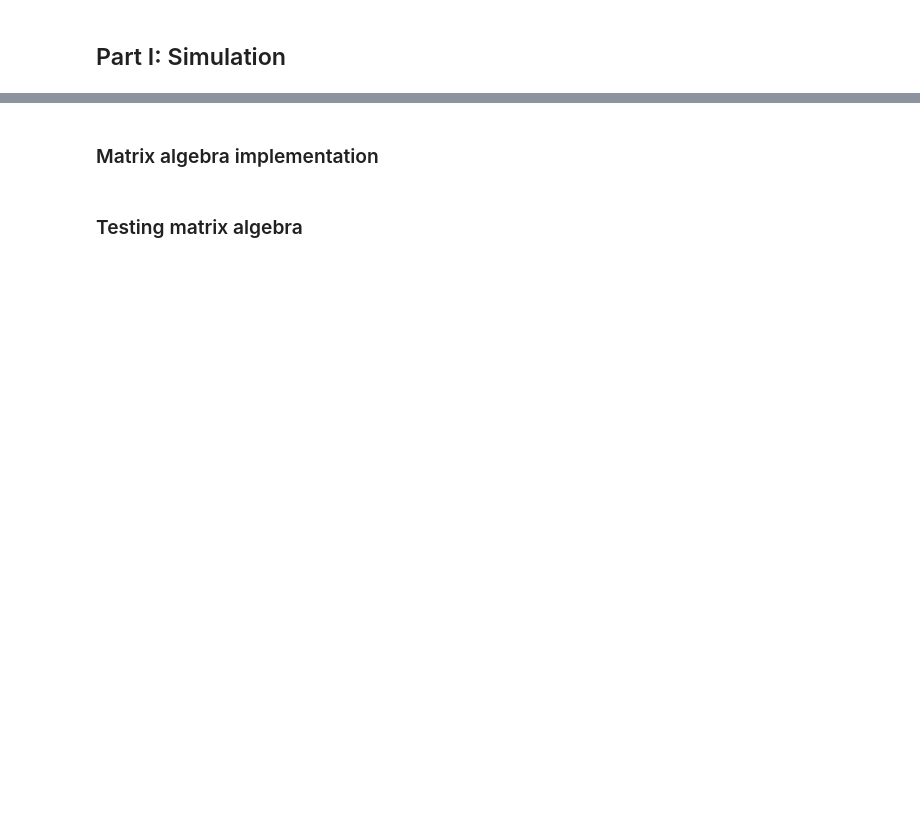
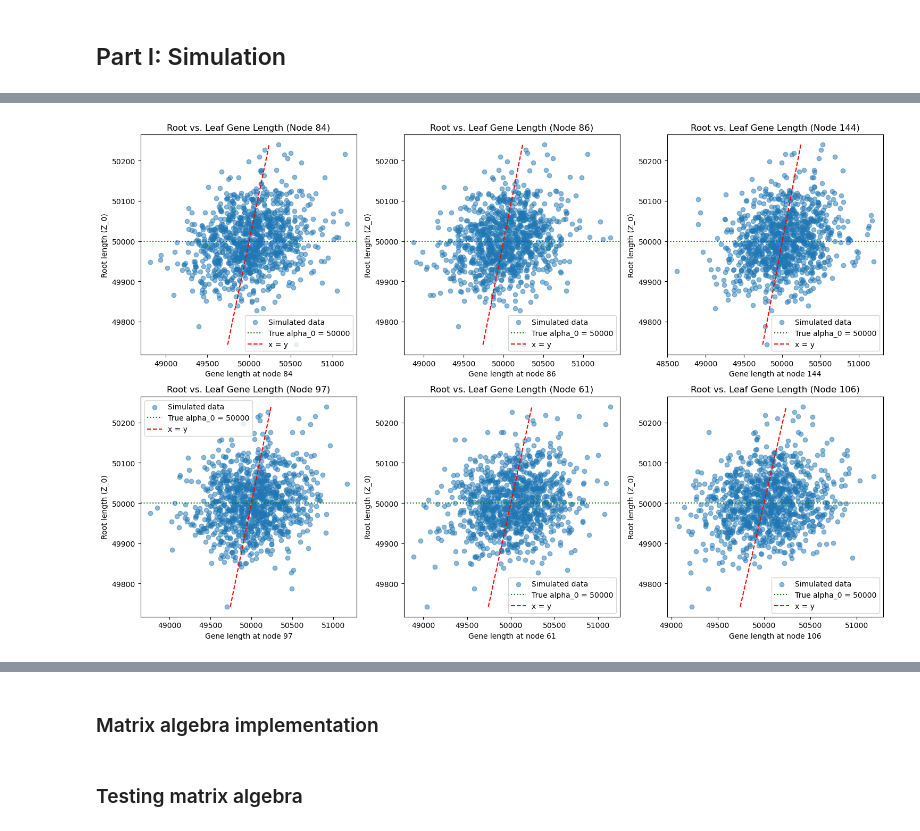
Before and after one commit to nygaardlarsen/ModCompExam, a Jupyter notebook: correct_J_h_implementation.ipynb, the cells around one changed output, grey strips where cells are left out. Saved outputs shown, nothing was run; the diff lists cells and outputs as text; code cells hidden in the pictures; blank space fills up the shorter version.

```diff
--- a/correct_J_h_implementation.ipynb
+++ b/correct_J_h_implementation.ipynb
@@ -83,0 +84,22 @@ print(y[10])
+# %%
+def plotSimulation(X, y, nodes):
+    fig, axes = plt.subplots(2, 3, figsize=(15, 10))  # Create a 2x3 grid of subplots
+    axes = axes.flatten()  # Flatten the axes array for easier iteration
+
+    for i, node in enumerate(nodes):
+        ax = axes[i]
+        ax.scatter(X[:, node], y, alpha=0.5, label="Simulated data")
+        ax.axhline(y=50000, color='green', linestyle=':', label="True alpha_0 = 50000")
+        ax.plot([min(y), max(y)], [min(y), max(y)], color='red', linestyle='--', label="x = y")
+        ax.set_xlabel(f"Gene length at node {node}")
+        ax.set_ylabel("Root length (Z_0)")
+        ax.set_title(f"Root vs. Leaf Gene Length (Node {node})")
+        ax.legend()
+
+    plt.tight_layout()
+    plt.show()
+
+random_nodes = np.random.choice(X.shape[1], 6, replace=False)  # Select 6 random nodes
+plotSimulation(X, y, random_nodes)
+# %% [output]
+[figure, added]
```
Also changed, not shown: parts of 14 cells of this notebook, 2 other files.
